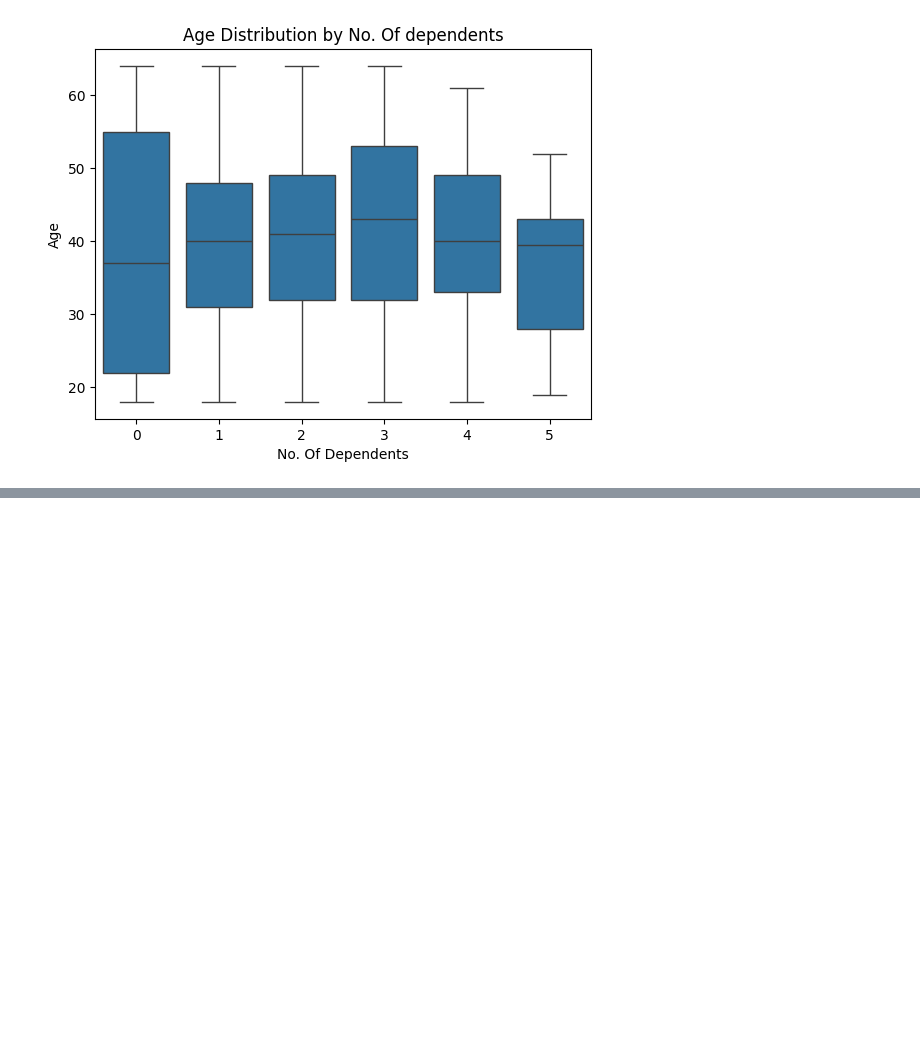
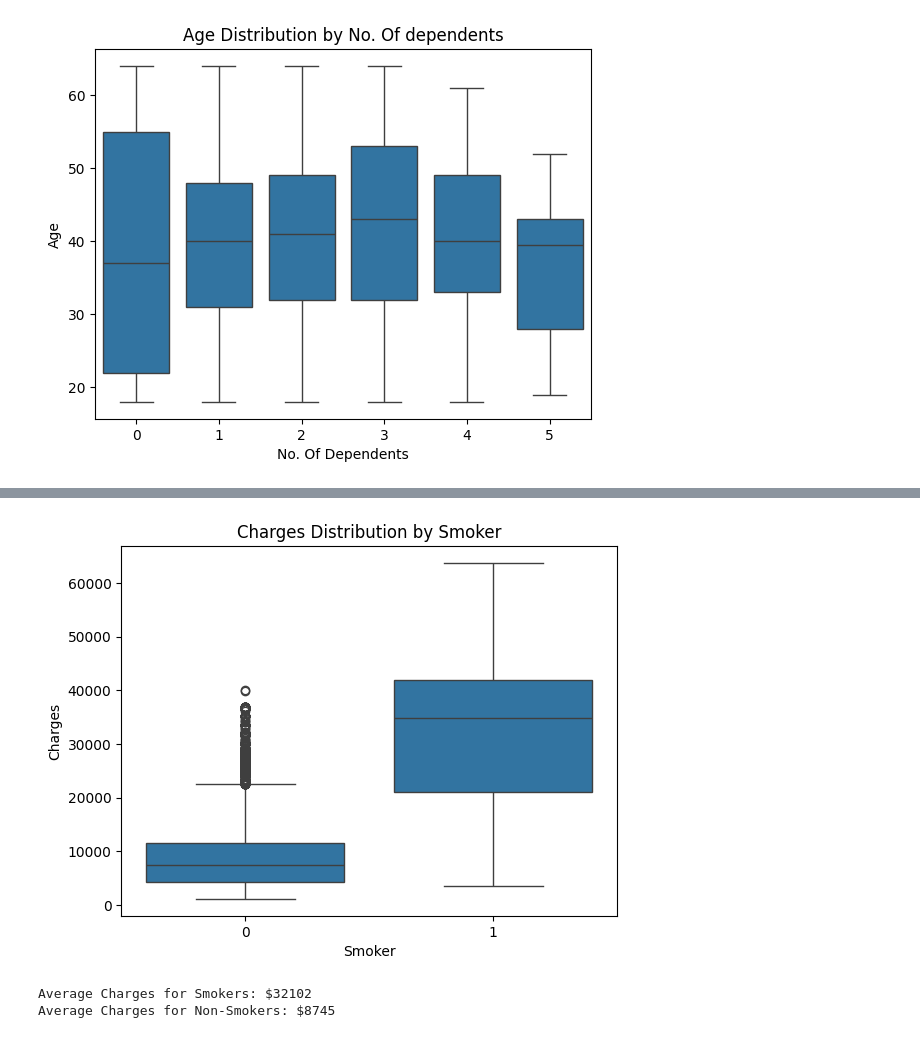
Before and after one commit to arun-ekambaram/Health-Insurance-Claim-Prediction, a Jupyter notebook: experiment.ipynb, the cells around one changed output, grey strips where cells are left out. Cells and saved outputs as stored; diff of their text form; code cells hidden in the pictures; blank space fills up the shorter version.

```diff
--- a/experiment.ipynb
+++ b/experiment.ipynb
@@ -355,0 +389,12 @@ Text(0, 0.5, 'Age')
+# %%
+sns.boxplot(x='smoker', y='claim', data=updated_df)
+plt.title('Charges Distribution by Smoker')
+plt.xlabel('Smoker')
+plt.ylabel('Charges')
+plt.show()
+print(f"Average Charges for Smokers: ${(updated_df[updated_df.smoker == 1].claim.mean()):.0f}")
+print(f"Average Charges for Non-Smokers: ${(updated_df[updated_df.smoker == 0].claim.mean()):.0f}")
+# %% [output]
+[figure, added]
+Average Charges for Smokers: $32102
+Average Charges for Non-Smokers: $8745
```
Also changed, not shown: parts of 10 cells of this notebook.
